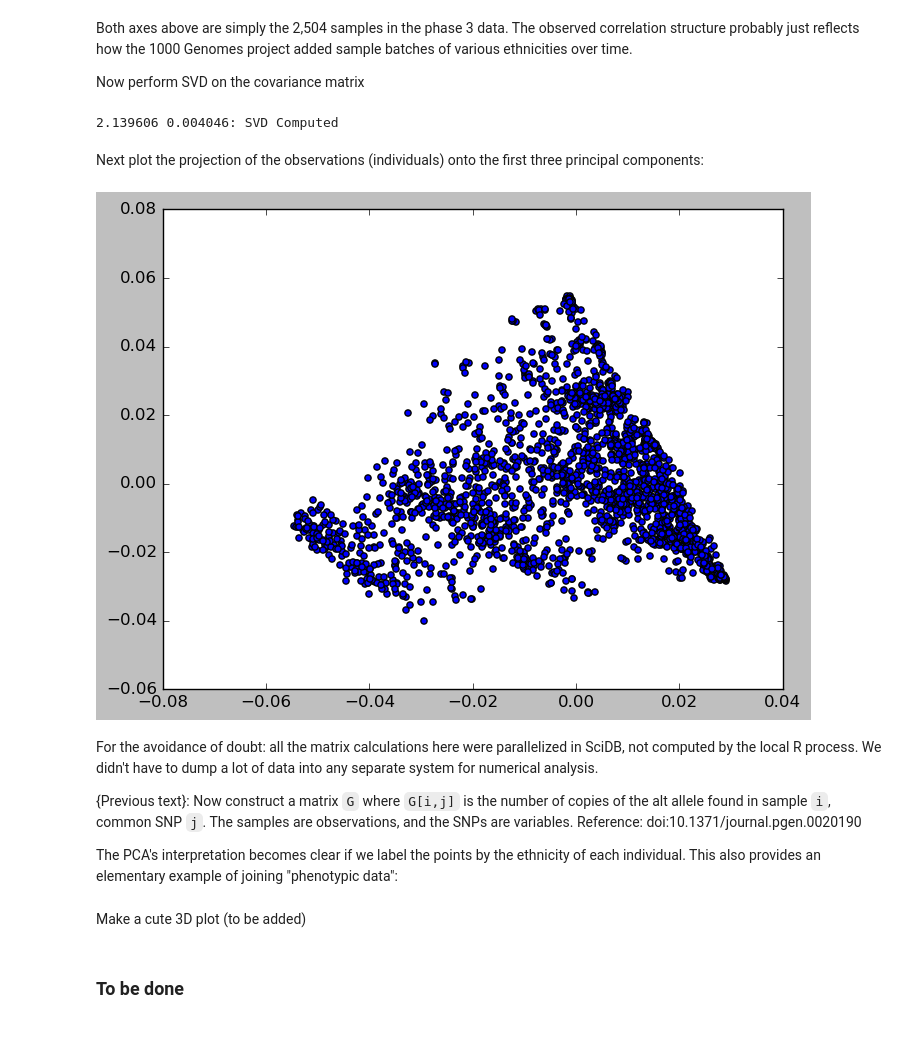
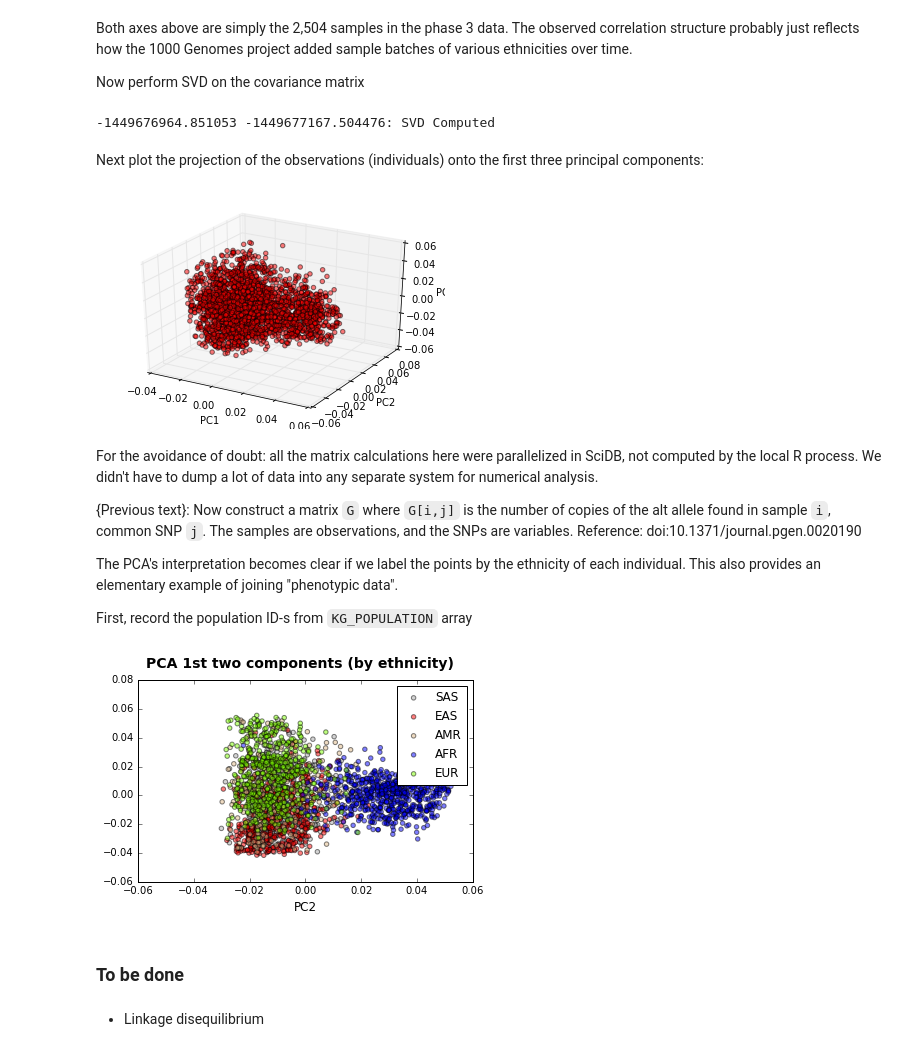
Before and after one commit to ksens/scidb-notebooks, a Jupyter notebook: 1000G.ipynb, the cells around one changed output. Drawn from its saved outputs; the diff is of its cells as text; code cells hidden in the pictures.

```diff
--- a/1000G.ipynb
+++ b/1000G.ipynb
@@ -230,26 +228,44 @@ Both axes above are simply the 2,504 samples in the phase 3 data. The observed c
 
 Now perform SVD on the covariance matrix
 # %%
-t1=time.clock()
+t1=time.time()
 svded = sdb.afl.gesvd("%s, 'left'" % centered.name)\
             .eval()
 print("%f %f: SVD Computed" % ((time.clock()-t0), (time.clock()-t1)))
 download = svded[:, 0:3].toarray()
 # %% [output]
-2.139606 0.004046: SVD Computed
+-1449676964.851053 -1449677167.504476: SVD Computed
 # %% [markdown]
 Next plot the projection of the observations (individuals) onto the first three principal components:
-# %%
-plt.scatter(download[:,0], download[:,1])
-plt.show()
-# %% [output]
-[figure, removed]
+# %%
+from mpl_toolkits.mplot3d import Axes3D
+import matplotlib.pyplot as plt
+
+
+
+fig = plt.figure()
+ax = fig.add_subplot(111, projection='3d')
+
+x =download[:,0]
+y =download[:,1]
+z =download[:,2]
+
+
+
+ax.scatter(x, y, z, c='r', marker='o', alpha =0.5)
+
+ax.set_xlabel('PC1')
+ax.set_ylabel('PC2')
+ax.set_zlabel('PC3')
+
+plt.show()
+# %% [output]
+[figure, added]
 # %% [markdown]
-
 For the avoidance of doubt: all the matrix calculations here were parallelized in SciDB, not computed by the local R process. We didn't have to dump a lot of data into any separate system for numerical analysis.
 
 {Previous text}: Now construct a matrix `G` where `G[i,j]` is the number of copies of the alt allele found in sample `i`, common SNP `j`. The samples are observations, and the SNPs are variables. Reference: doi:10.1371/journal.pgen.0020190
 
-The PCA's interpretation becomes clear if we label the points by the ethnicity of each individual. This also provides an elementary example of joining "phenotypic data":
+The PCA's interpretation becomes clear if we label the points by the ethnicity of each individual. This also provides an elementary example of joining "phenotypic data".
+
+First, record the population ID-s from `KG_POPULATION` array
-# %% [markdown]
-Make a cute 3D plot (to be added)
@@ -256,2 +274,33 @@ Make a cute 3D plot (to be added)
+# %%
+x = download[:,0]
+y = download[:,1]
+classes = KG_POPULATION.todataframe().population.tolist()
+
+fig, ax = plt.subplots()
+fig.subplots_adjust(bottom=0.2)
+
+# Some processing for the colors
+colorbar = ['b', 'burlywood', 'red', 'chartreuse', 'Darkgray']
+colours = []
+for i in range(len(population_id)):
+    colours.append(colorbar[population_id[i]])
+
+# Finally the plots per group
+for (i,cla) in enumerate(set(classes)):
+    xc = [p for (j,p) in enumerate(x) if classes[j]==cla]
+    yc = [p for (j,p) in enumerate(y) if classes[j]==cla]
+    cols = [c for (j,c) in enumerate(colours) if classes[j]==cla]
+    plt.scatter(xc,yc,c=cols,label=cla, alpha=0.5)
+fig.suptitle('PCA 1st two components (by ethnicity)', fontsize=14, fontweight='bold')
+ax.set_xlabel('PC1', fontsize=12)
+ax.set_xlabel('PC2', fontsize=12)
+plt.legend(loc=0)
+legend = ax.legend(frameon=True, scatterpoints=1)
+
+plt.show()
+# %% [output]
+[figure, added]
 # %% [markdown]
 ### To be done
+# %% [markdown]
+ - Linkage disequilibrium
```
Also changed, not shown: parts of 19 cells of this notebook, 2 other files.
